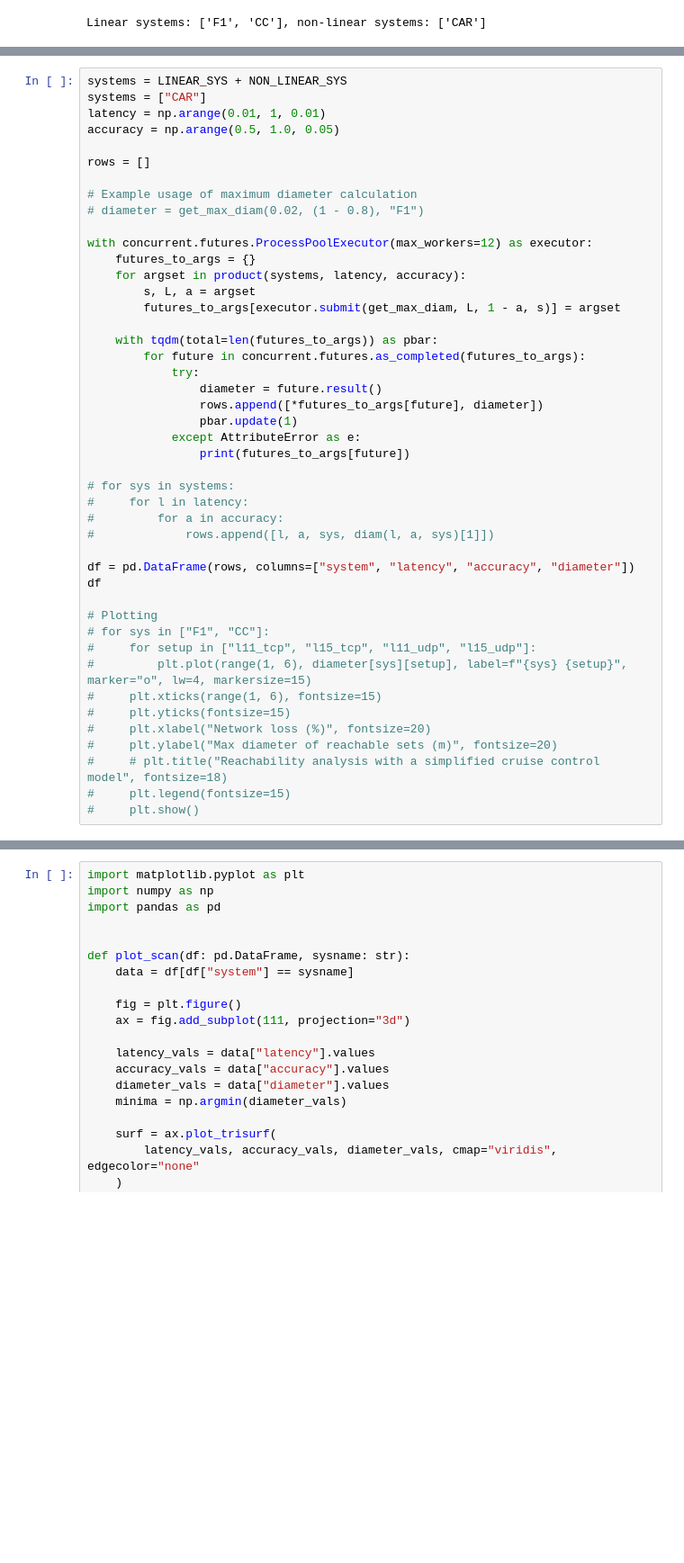
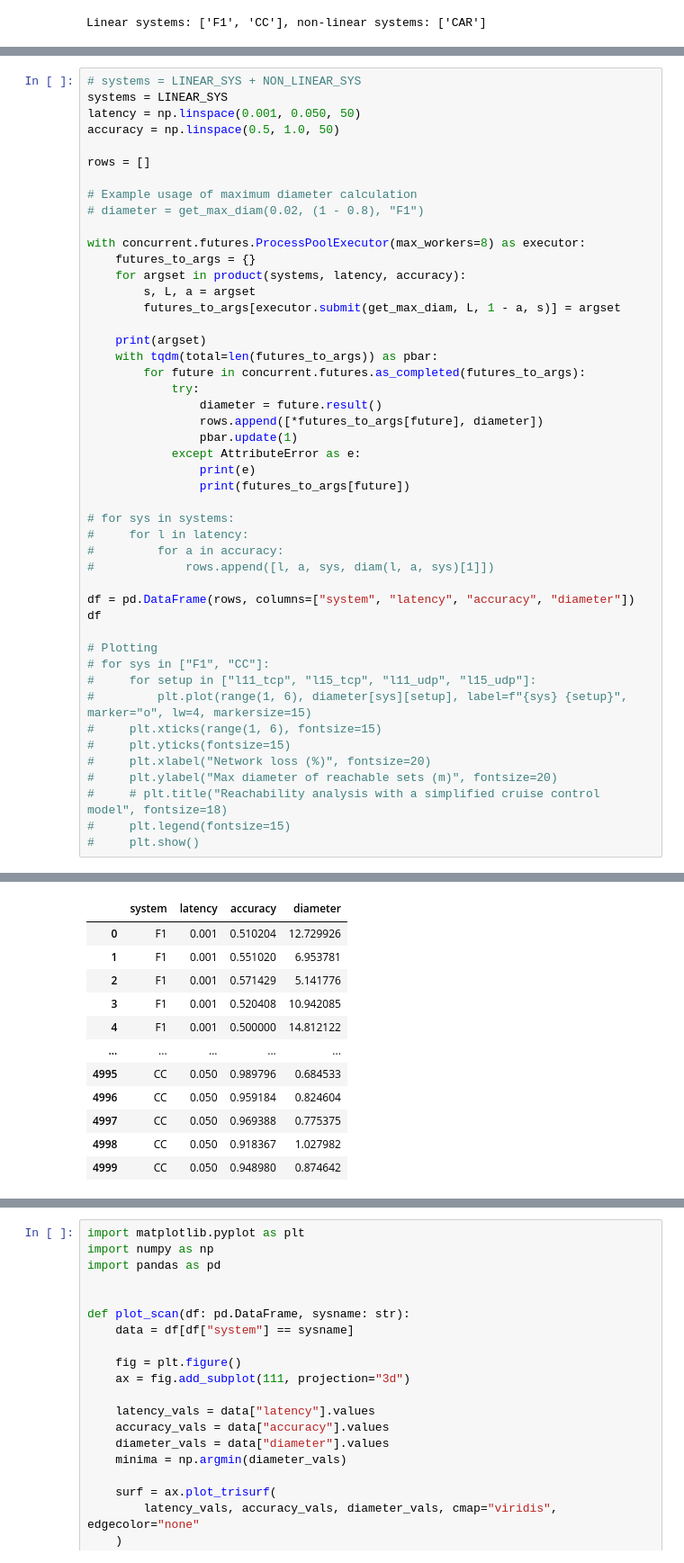
Before and after one commit to shengjiex98/control-guided-nas, a Jupyter notebook: examples/scan.ipynb, the cells around one changed output, grey strips where cells are left out. Shown at 90% size. Drawn from its saved outputs; the diff is of its cells as text; blank space fills up the shorter version.

```diff
--- a/examples/scan.ipynb
+++ b/examples/scan.ipynb
@@ -17,20 +21,21 @@ Linear systems: ['F1', 'CC'], non-linear systems: ['CAR']
 # %%
-systems = LINEAR_SYS + NON_LINEAR_SYS
-systems = ["CAR"]
-latency = np.arange(0.01, 1, 0.01)
-accuracy = np.arange(0.5, 1.0, 0.05)
+# systems = LINEAR_SYS + NON_LINEAR_SYS
+systems = LINEAR_SYS
+latency = np.linspace(0.001, 0.050, 50)
+accuracy = np.linspace(0.5, 1.0, 50)
 
 rows = []
 
 # Example usage of maximum diameter calculation
 # diameter = get_max_diam(0.02, (1 - 0.8), "F1")
 
-with concurrent.futures.ProcessPoolExecutor(max_workers=12) as executor:
+with concurrent.futures.ProcessPoolExecutor(max_workers=8) as executor:
     futures_to_args = {}
     for argset in product(systems, latency, accuracy):
         s, L, a = argset
         futures_to_args[executor.submit(get_max_diam, L, 1 - a, s)] = argset
 
+    print(argset)
     with tqdm(total=len(futures_to_args)) as pbar:
         for future in concurrent.futures.as_completed(futures_to_args):
             try:
@@ -38,6 +43,7 @@ with concurrent.futures.ProcessPoolExecutor(max_workers=12) as executor:
                 rows.append([*futures_to_args[future], diameter])
                 pbar.update(1)
             except AttributeError as e:
+                print(e)
                 print(futures_to_args[future])
 
 # for sys in systems:
@@ -59,3 +65,4 @@ df
 #     # plt.title("Reachability analysis with a simplified cruise control model", fontsize=18)
 #     plt.legend(fontsize=15)
 #     plt.show()
+# %% [output]
@@ -61,0 +70,12 @@ df
+|  | system | latency | accuracy | diameter |
+| 0 | F1 | 0.001 | 0.510204 | 12.729926 |
+| 1 | F1 | 0.001 | 0.551020 | 6.953781 |
+| 2 | F1 | 0.001 | 0.571429 | 5.141776 |
+| 3 | F1 | 0.001 | 0.520408 | 10.942085 |
+| 4 | F1 | 0.001 | 0.500000 | 14.812122 |
+| ... | ... | ... | ... | ... |
+| 4995 | CC | 0.050 | 0.989796 | 0.684533 |
+| 4996 | CC | 0.050 | 0.959184 | 0.824604 |
+| 4997 | CC | 0.050 | 0.969388 | 0.775375 |
+| 4998 | CC | 0.050 | 0.918367 | 1.027982 |
+| 4999 | CC | 0.050 | 0.948980 | 0.874642 |
```
Also changed, not shown: parts of 9 cells of this notebook, 9 other files.
